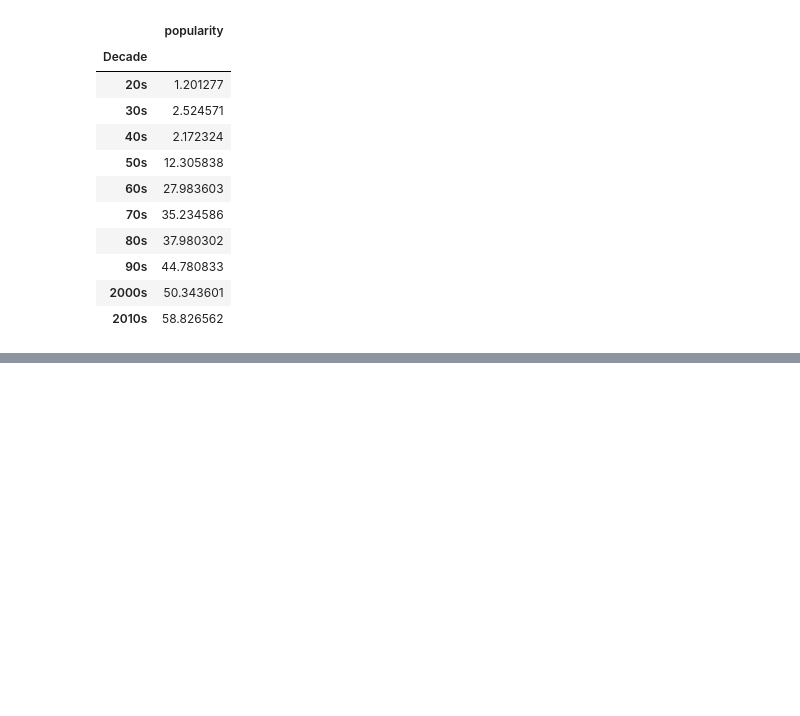
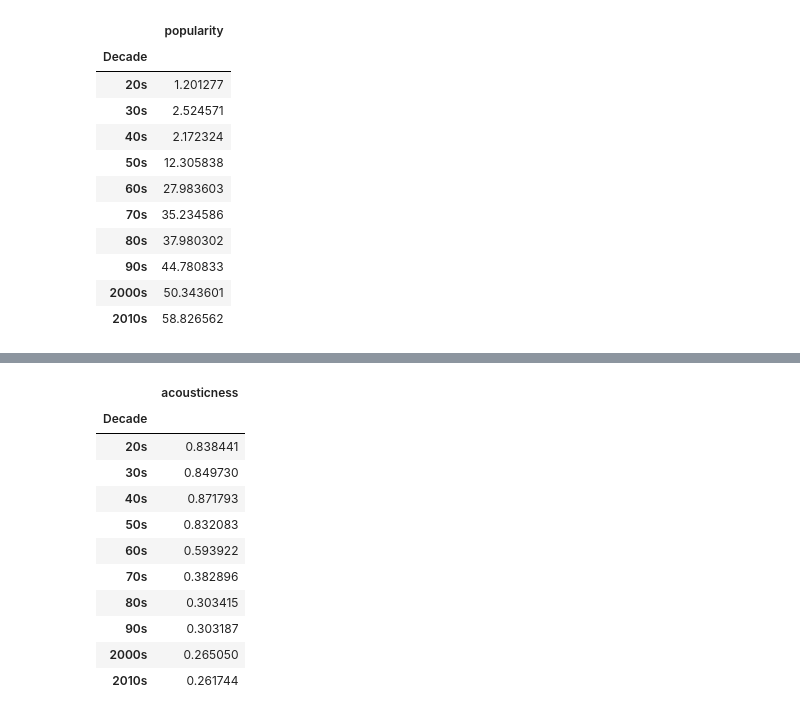
Before and after one commit to Lee88jl/Project-gt-1, a Jupyter notebook: Misko/Decade Analysis.ipynb, the cells around one changed output, grey strips where cells are left out. Drawn from its saved outputs; the diff is of its cells as text; code cells hidden in the pictures; blank space fills up the shorter version.

```diff
--- a/Misko/Individual Songs Analysis.ipynb
+++ b/Misko/Decade Analysis.ipynb
@@ -70,0 +116,17 @@ decade_popularity
+# %%
+# Figure out the mean acousticness for each decade.
+decade_acousticness = pd.DataFrame(decade_with_variables.groupby(["Decade"]).mean()["acousticness"])
+decade_acousticness
+# %% [output]
+|  | acousticness |
+| Decade |  |
+| 20s | 0.838441 |
+| 30s | 0.849730 |
+| 40s | 0.871793 |
+| 50s | 0.832083 |
+| 60s | 0.593922 |
+| 70s | 0.382896 |
+| 80s | 0.303415 |
+| 90s | 0.303187 |
+| 2000s | 0.265050 |
+| 2010s | 0.261744 |
```
Also changed, not shown: parts of 5 cells of this notebook.
